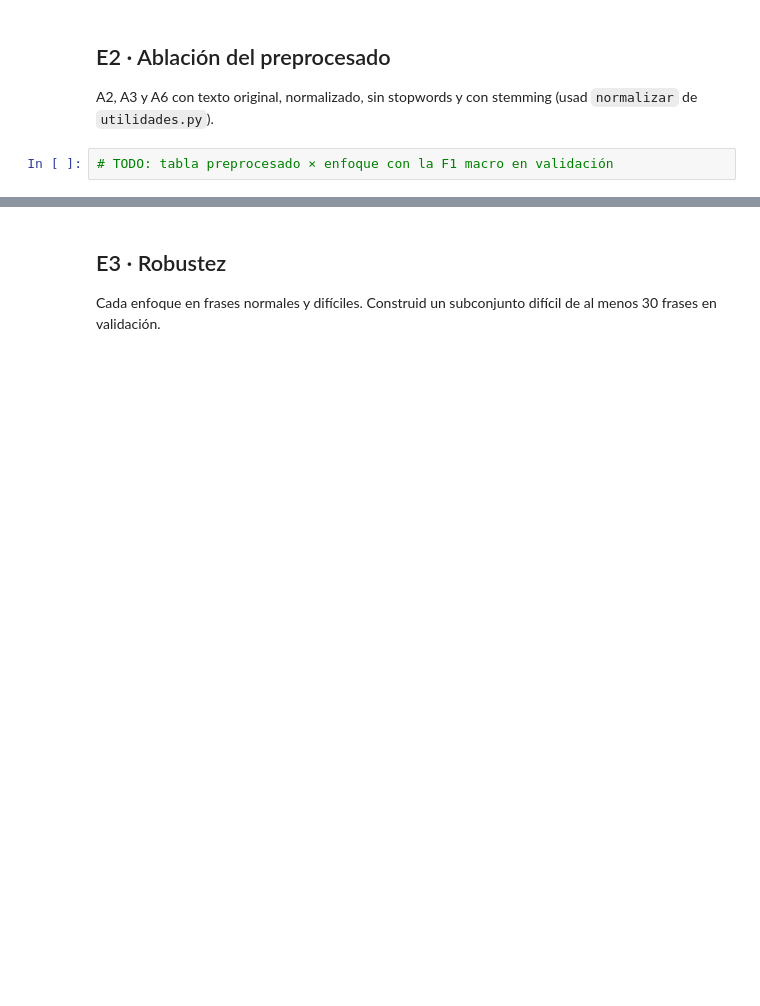
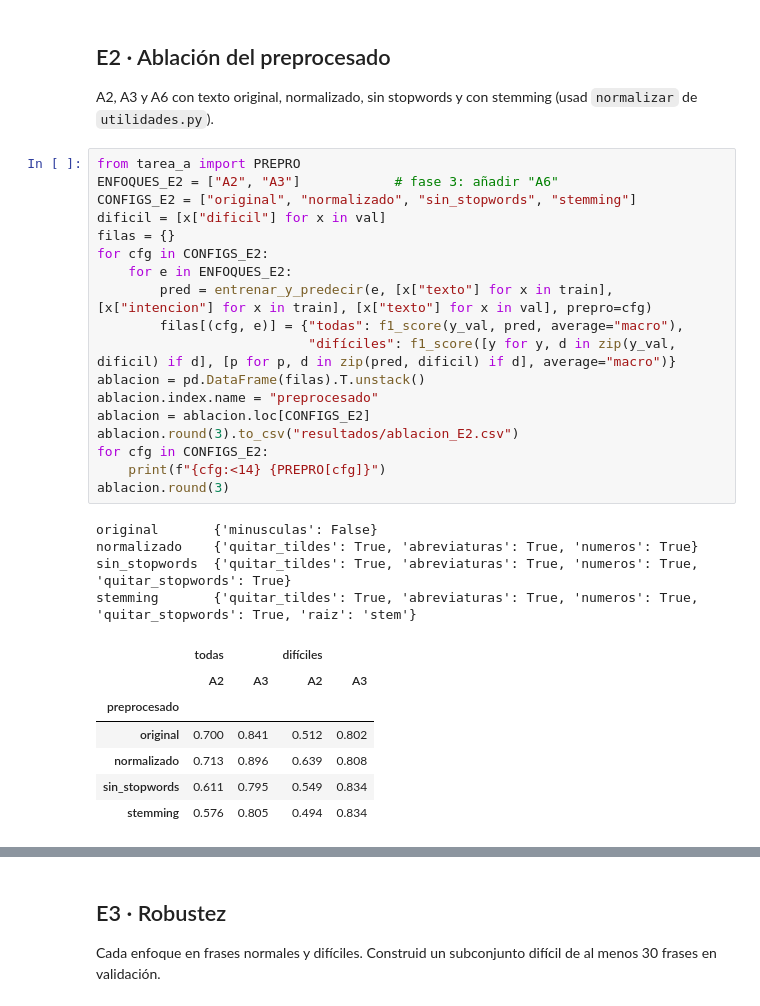
Before and after one commit to mvnueloc/natural-language-scheduler, a Jupyter notebook: 3_evaluacion.ipynb, the cells around one changed output, grey strips where cells are left out. Cells and saved outputs as stored; diff of their text form; blank space fills up the shorter version.

```diff
--- a/3_evaluacion.ipynb
+++ b/3_evaluacion.ipynb
@@ -59,4 +107,32 @@ except ImportError:
 ## E2 · Ablación del preprocesado
 A2, A3 y A6 con texto original, normalizado, sin stopwords y con stemming (usad `normalizar` de `utilidades.py`).
 # %%
-# TODO: tabla preprocesado × enfoque con la F1 macro en validación
+from tarea_a import PREPRO
+ENFOQUES_E2 = ["A2", "A3"]            # fase 3: añadir "A6"
+CONFIGS_E2 = ["original", "normalizado", "sin_stopwords", "stemming"]
+dificil = [x["dificil"] for x in val]
+filas = {}
+for cfg in CONFIGS_E2:
+    for e in ENFOQUES_E2:
+        pred = entrenar_y_predecir(e, [x["texto"] for x in train], [x["intencion"] for x in train], [x["texto"] for x in val], prepro=cfg)
+        filas[(cfg, e)] = {"todas": f1_score(y_val, pred, average="macro"),
+                           "difíciles": f1_score([y for y, d in zip(y_val, dificil) if d], [p for p, d in zip(pred, dificil) if d], average="macro")}
+ablacion = pd.DataFrame(filas).T.unstack()
+ablacion.index.name = "preprocesado"
+ablacion = ablacion.loc[CONFIGS_E2]
+ablacion.round(3).to_csv("resultados/ablacion_E2.csv")
+for cfg in CONFIGS_E2:
+    print(f"{cfg:<14} {PREPRO[cfg]}")
+ablacion.round(3)
+# %% [output]
+original       {'minusculas': False}
+normalizado    {'quitar_tildes': True, 'abreviaturas': True, 'numeros': True}
+sin_stopwords  {'quitar_tildes': True, 'abreviaturas': True, 'numeros': True, 'quitar_stopwords': True}
+stemming       {'quitar_tildes': True, 'abreviaturas': True, 'numeros': True, 'quitar_stopwords': True, 'raiz': 'stem'}
+|  | todas |  | difíciles |  |
+|  | A2 | A3 | A2 | A3 |
+| preprocesado |  |  |  |  |
+| original | 0.700 | 0.841 | 0.512 | 0.802 |
+| normalizado | 0.713 | 0.896 | 0.639 | 0.808 |
+| sin_stopwords | 0.611 | 0.795 | 0.549 | 0.834 |
+| stemming | 0.576 | 0.805 | 0.494 | 0.834 |
```
Also changed, not shown: parts of 9 cells of this notebook, 9 other files.
